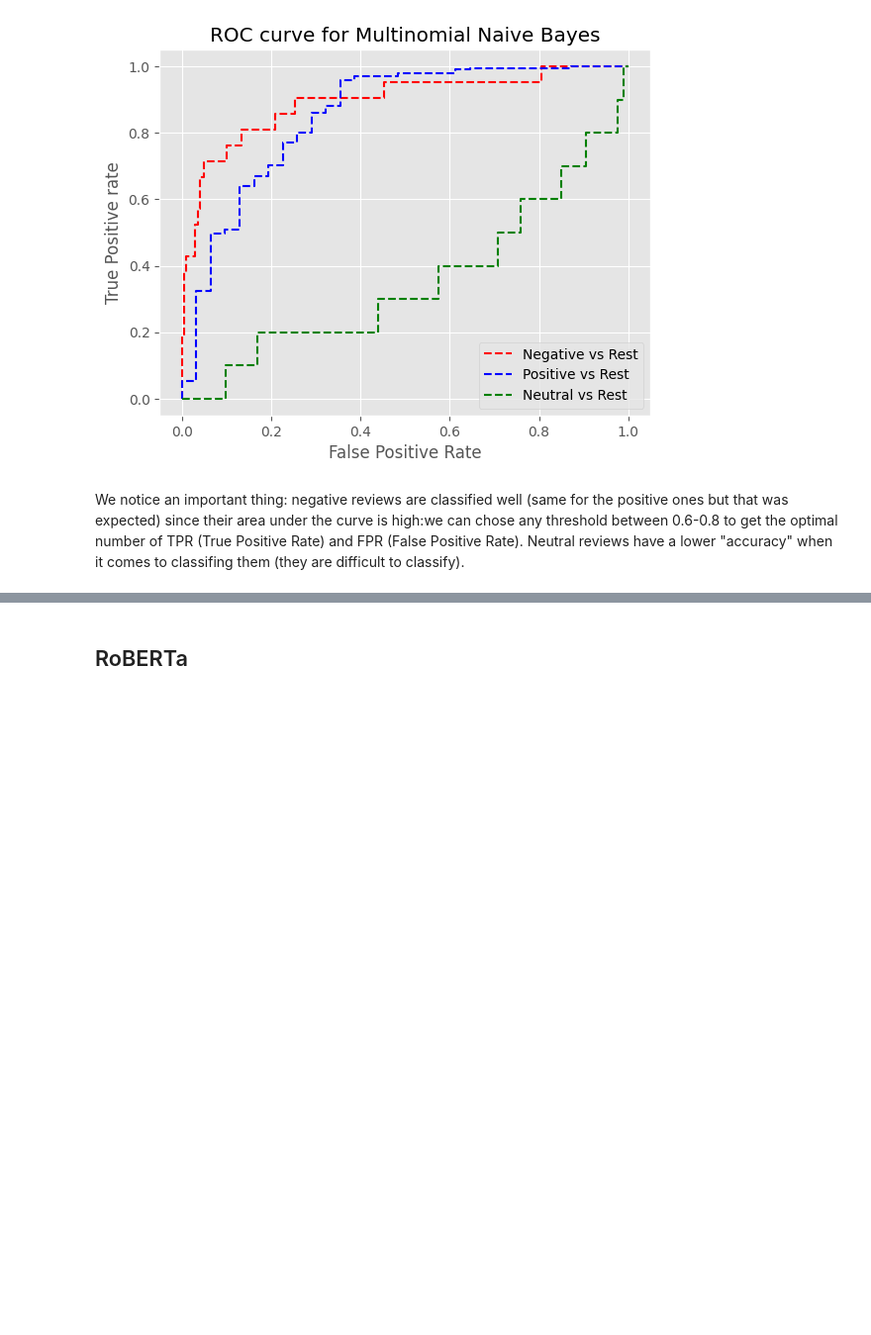
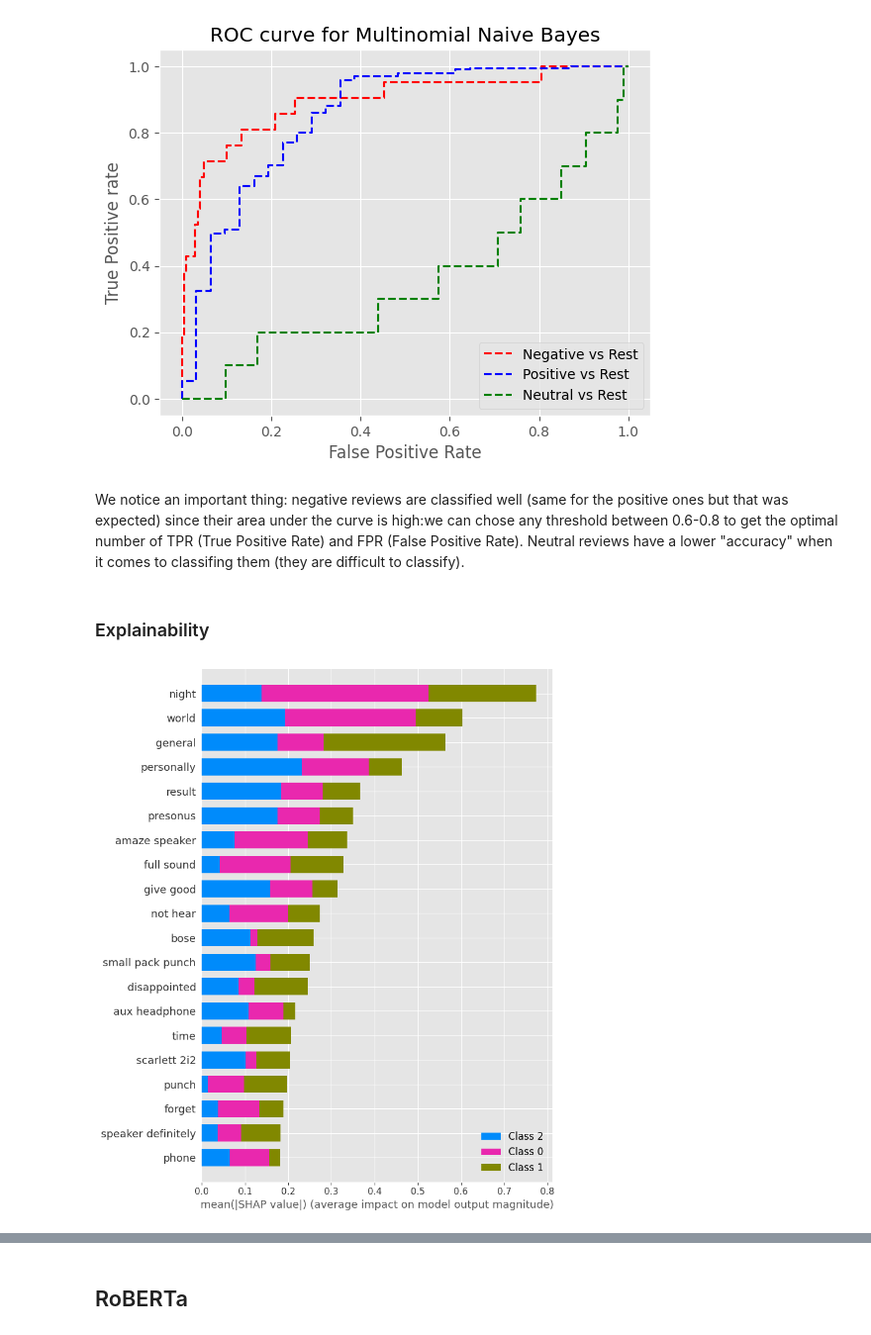
Before and after one commit to DavidAlexanderMoe/Sentiment-Analysis-and-Web-Scraping, a Jupyter notebook: Scripts/Analysis/4. Model Selection and Evaluation.ipynb, the cells around one changed output, grey strips where cells are left out. Shown at 99% size. Saved outputs shown, nothing was run; the diff lists cells and outputs as text; code cells hidden in the pictures; blank space fills up the shorter version.

```diff
--- a/Scripts/Analysis/4. Model Selection and Evaluation.ipynb
+++ b/Scripts/Analysis/4. Model Selection and Evaluation.ipynb
@@ -681,3 +688,28 @@ plt.legend(loc='best')
 [figure]
 # %% [markdown]
 We notice an important thing: negative reviews are classified well (same for the positive ones but that was expected) since their area under the curve is high:we can chose any threshold between 0.6-0.8 to get the optimal number of TPR (True Positive Rate) and FPR (False Positive Rate). Neutral reviews have a lower "accuracy" when it comes to classifing them (they are difficult to classify).
+# %% [markdown]
+### Explainability
+# %%
+# Assuming you have your training data stored in a dense matrix or array called X_train
+# Convert the dense matrix to a sparse COO matrix
+X_train_coo = coo_matrix(X_train)
+X_test_coo = coo_matrix(X_test)
+# %%
+# Train your `bets_LR` model on the sparse matrices
+best_LR.fit(X_train_coo, y_train)
+
+# Create a LinearExplainer for the logistic regression model
+explainer = shap.LinearExplainer(best_LR, X_train_coo, feature_dependence="independent")
+
+# Calculate the Shapley values using the explainer
+shap_values = explainer.shap_values(X_train_coo)
+
+# Get the feature names from your TF-IDF vectorizer (`tfidf`)
+feature_names = tfidf.get_feature_names()
+
+# Plot the Shapley value beeswarm plot
+shap.summary_plot(shap_values, feature_names=feature_names, plot_type="bar")
+plt.show()
+# %% [output]
+[figure, added]
```
Also changed, not shown: parts of 17 cells of this notebook.
